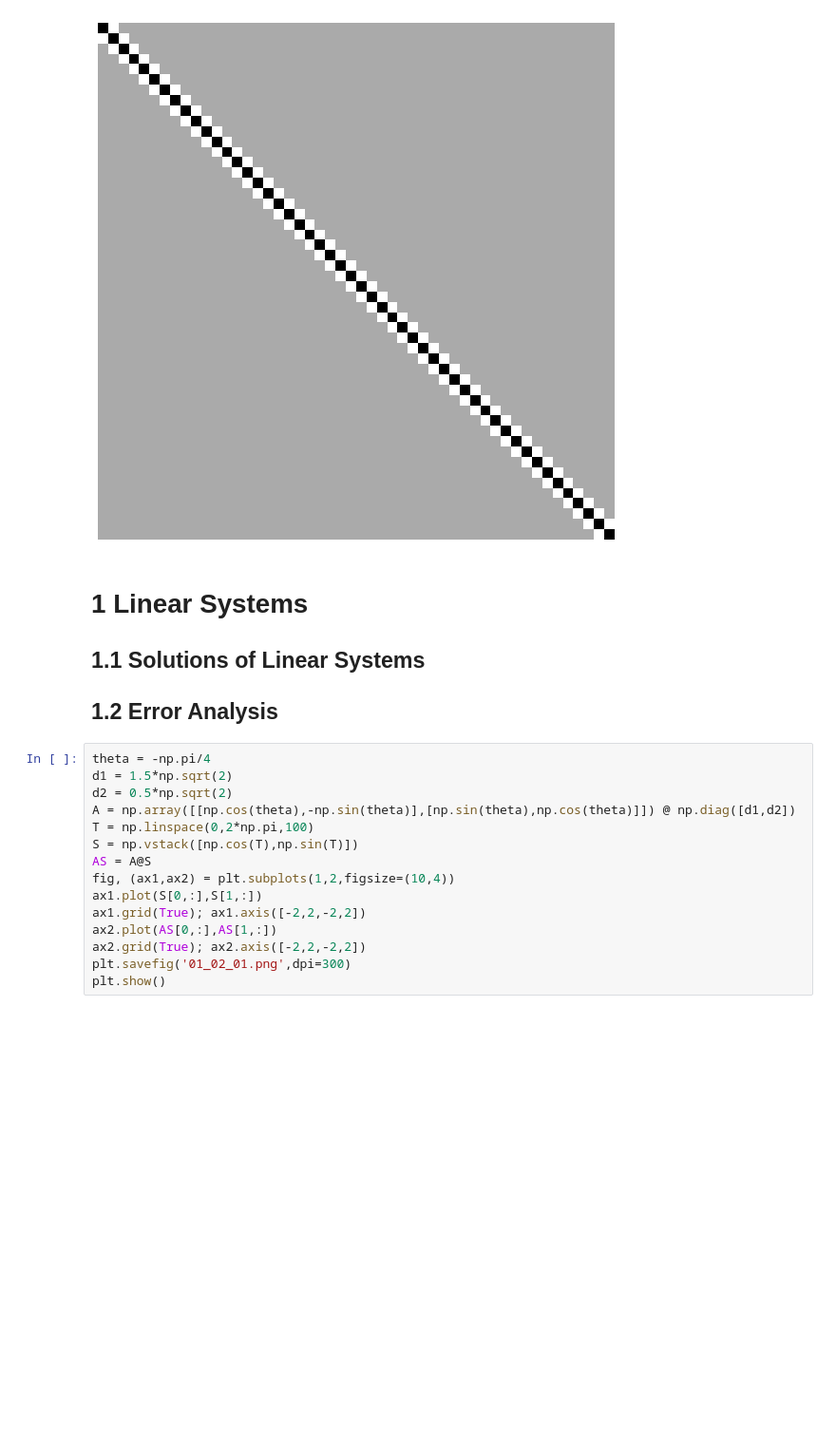
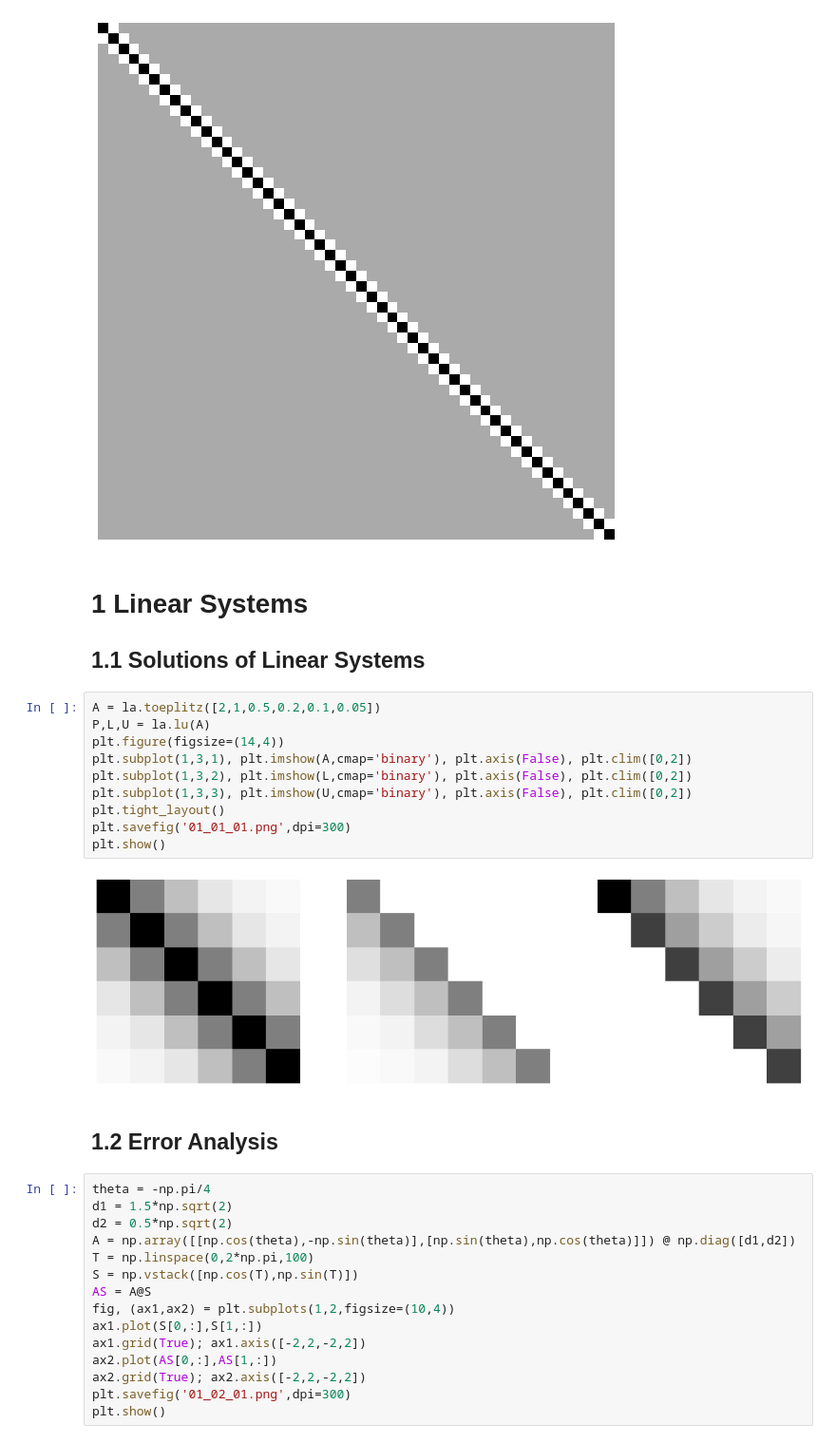
Before and after one commit to UBCMath/MATH307, a Jupyter notebook: img/images.ipynb, the cells around one changed output. Shown: that part at 95% size. Drawn from its saved outputs; the diff is of its cells as text; blank space fills up the shorter version.

```diff
--- a/img/images.ipynb
+++ b/img/images.ipynb
@@ -55,8 +55,20 @@ plt.show()
 # 1 Linear Systems
 
 ## 1.1 Solutions of Linear Systems
-
-## 1.2 Error Analysis
+# %%
+A = la.toeplitz([2,1,0.5,0.2,0.1,0.05])
+P,L,U = la.lu(A)
+plt.figure(figsize=(14,4))
+plt.subplot(1,3,1), plt.imshow(A,cmap='binary'), plt.axis(False), plt.clim([0,2])
+plt.subplot(1,3,2), plt.imshow(L,cmap='binary'), plt.axis(False), plt.clim([0,2])
+plt.subplot(1,3,3), plt.imshow(U,cmap='binary'), plt.axis(False), plt.clim([0,2])
+plt.tight_layout()
+plt.savefig('01_01_01.png',dpi=300)
+plt.show()
+# %% [output]
+[figure, added]
+# %% [markdown]
+## 1.2 Error Analysis
 # %%
 theta = -np.pi/4
 d1 = 1.5*np.sqrt(2)
```
Also changed, not shown: 12 other files.
